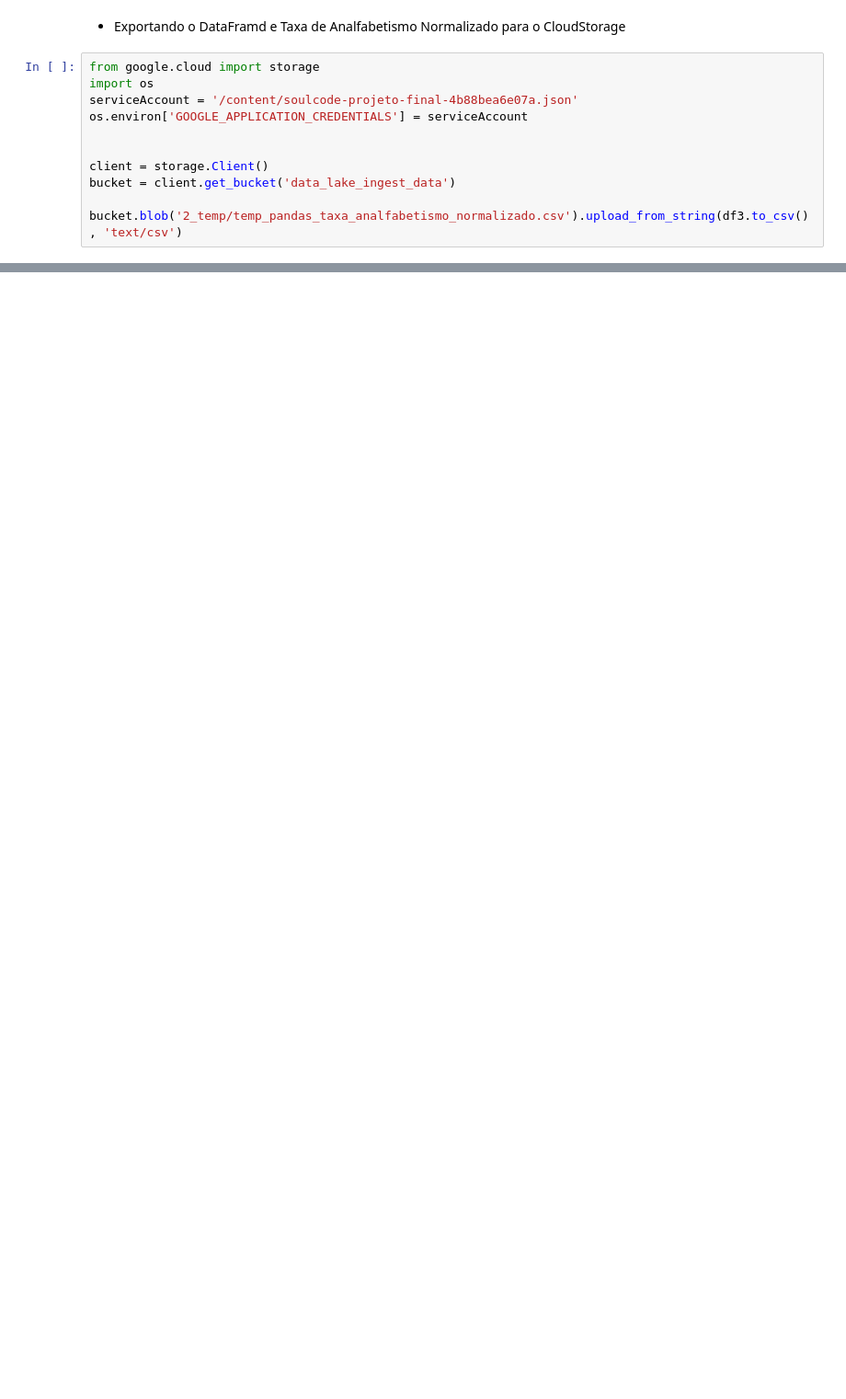
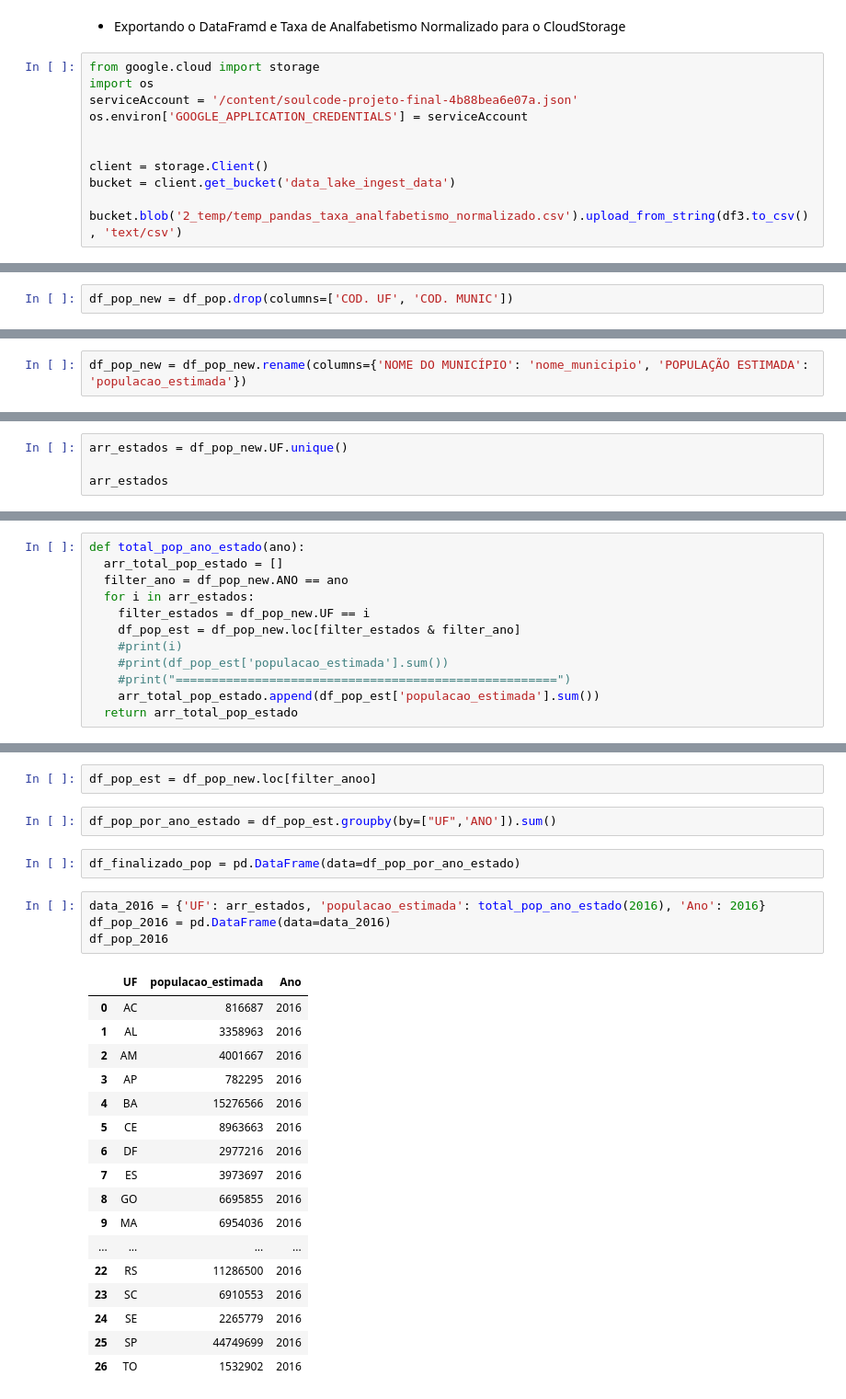
Before and after one commit to marimoreiraa/ProjetoFinal, a Jupyter notebook: 1_Pandas.ipynb, the cells around one changed output, grey strips where cells are left out. Shown at 92% size. Cells and saved outputs as stored; diff of their text form; blank space fills up the shorter version.

```diff
--- a/1_Pandas.ipynb
+++ b/1_Pandas.ipynb
@@ -1643,0 +1516,2 @@ bucket.blob('2_temp/temp_pandas_taxa_analfabetismo_normalizado.csv').upload_from
+# %%
+df_pop_new = df_pop.drop(columns=['COD. UF', 'COD. MUNIC'])
@@ -1643,0 +1527,2 @@ bucket.blob('2_temp/temp_pandas_taxa_analfabetismo_normalizado.csv').upload_from
+# %%
+df_pop_new = df_pop_new.rename(columns={'NOME DO MUNICÍPIO': 'nome_municipio', 'POPULAÇÃO ESTIMADA': 'populacao_estimada'})
@@ -1643,0 +1538,4 @@ bucket.blob('2_temp/temp_pandas_taxa_analfabetismo_normalizado.csv').upload_from
+# %%
+arr_estados = df_pop_new.UF.unique()
+
+arr_estados
@@ -1643,0 +1546,12 @@ bucket.blob('2_temp/temp_pandas_taxa_analfabetismo_normalizado.csv').upload_from
+# %%
+def total_pop_ano_estado(ano):
+  arr_total_pop_estado = []
+  filter_ano = df_pop_new.ANO == ano
+  for i in arr_estados:
+    filter_estados = df_pop_new.UF == i
+    df_pop_est = df_pop_new.loc[filter_estados & filter_ano]
+    #print(i)
+    #print(df_pop_est['populacao_estimada'].sum())
+    #print("=====================================================")
+    arr_total_pop_estado.append(df_pop_est['populacao_estimada'].sum())
+  return arr_total_pop_estado
@@ -1643,0 +1582,28 @@ bucket.blob('2_temp/temp_pandas_taxa_analfabetismo_normalizado.csv').upload_from
+# %%
+df_pop_est = df_pop_new.loc[filter_anoo]
+# %%
+df_pop_por_ano_estado = df_pop_est.groupby(by=["UF",'ANO']).sum()
+# %%
+df_finalizado_pop = pd.DataFrame(data=df_pop_por_ano_estado)
+# %%
+data_2016 = {'UF': arr_estados, 'populacao_estimada': total_pop_ano_estado(2016), 'Ano': 2016}
+df_pop_2016 = pd.DataFrame(data=data_2016)
+df_pop_2016
+# %% [output]
+|  | UF | populacao_estimada | Ano |
+| 0 | AC | 816687 | 2016 |
+| 1 | AL | 3358963 | 2016 |
+| 2 | AM | 4001667 | 2016 |
+| 3 | AP | 782295 | 2016 |
+| 4 | BA | 15276566 | 2016 |
+| 5 | CE | 8963663 | 2016 |
+| 6 | DF | 2977216 | 2016 |
+| 7 | ES | 3973697 | 2016 |
+| 8 | GO | 6695855 | 2016 |
+| 9 | MA | 6954036 | 2016 |
+| ... | ... | ... | ... |
+| 22 | RS | 11286500 | 2016 |
+| 23 | SC | 6910553 | 2016 |
+| 24 | SE | 2265779 | 2016 |
+| 25 | SP | 44749699 | 2016 |
+| 26 | TO | 1532902 | 2016 |
```
Also changed, not shown: parts of 38 cells of this notebook.
